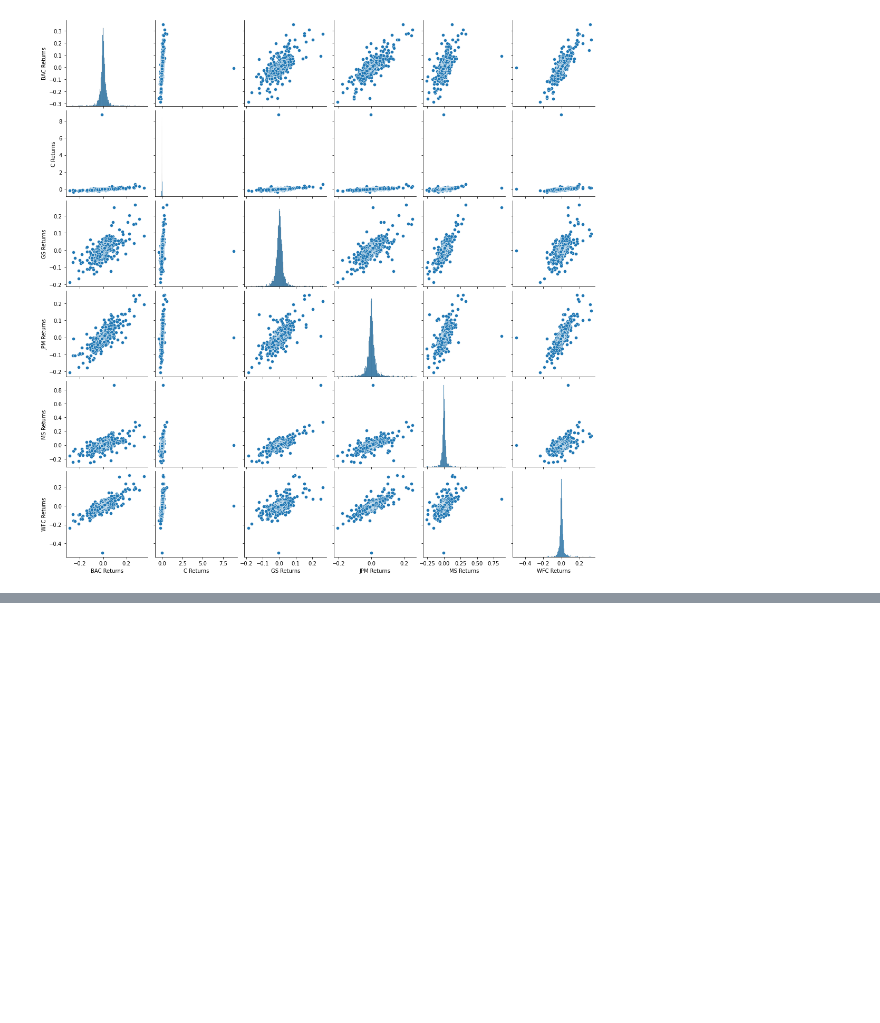
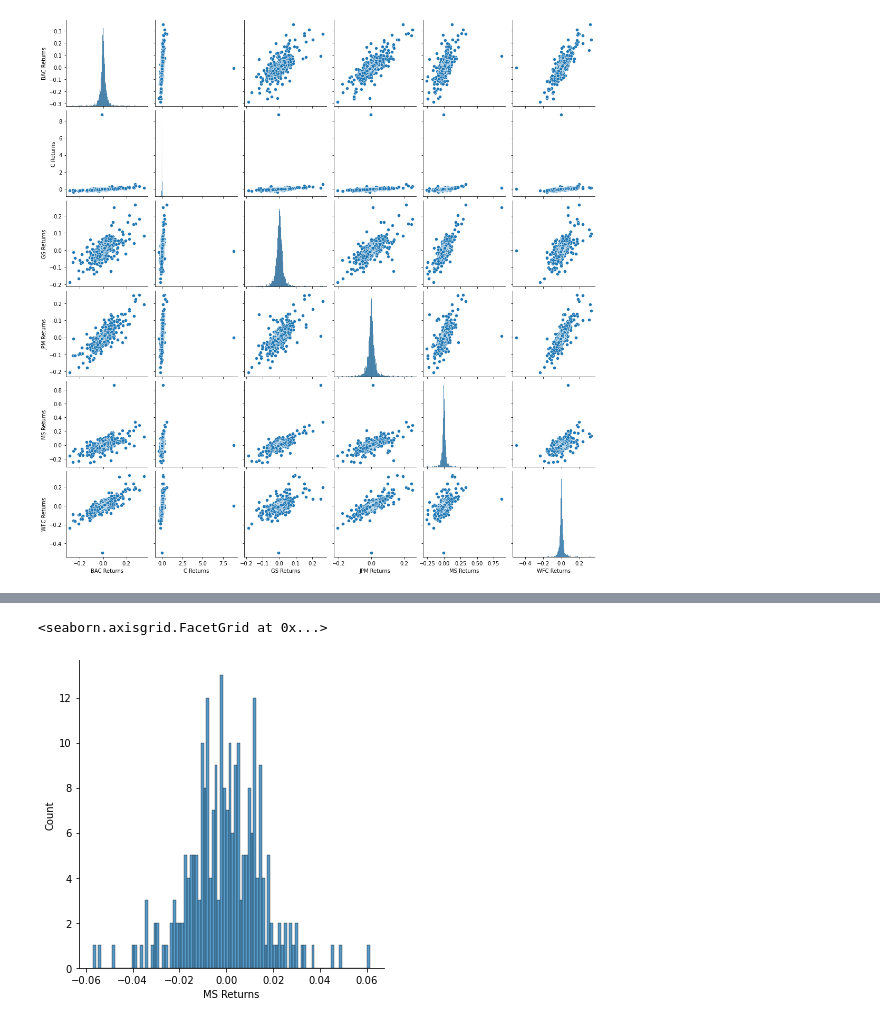
Before and after one commit to Egbu/Data-Science, a Jupyter notebook: Financial Data Analysis and Visualization.ipynb, the cells around one changed output, grey strips where cells are left out. Drawn from its saved outputs; the diff is of its cells as text; code cells hidden in the pictures; blank space fills up the shorter version.

```diff
--- a/Financial Data Analysis and Visualization.ipynb
+++ b/Financial Data Analysis and Visualization.ipynb
@@ -80,0 +129,5 @@ sns.pairplot(returns)
+# %%
+sns.displot(returns['MS Returns'].loc['2015-01-01':'2015-12-31'],bins=100)
+# %% [output]
+<seaborn.axisgrid.FacetGrid at 0x...>
+[figure, added]
```
Also changed, not shown: parts of 28 cells of this notebook, 5 other files.
